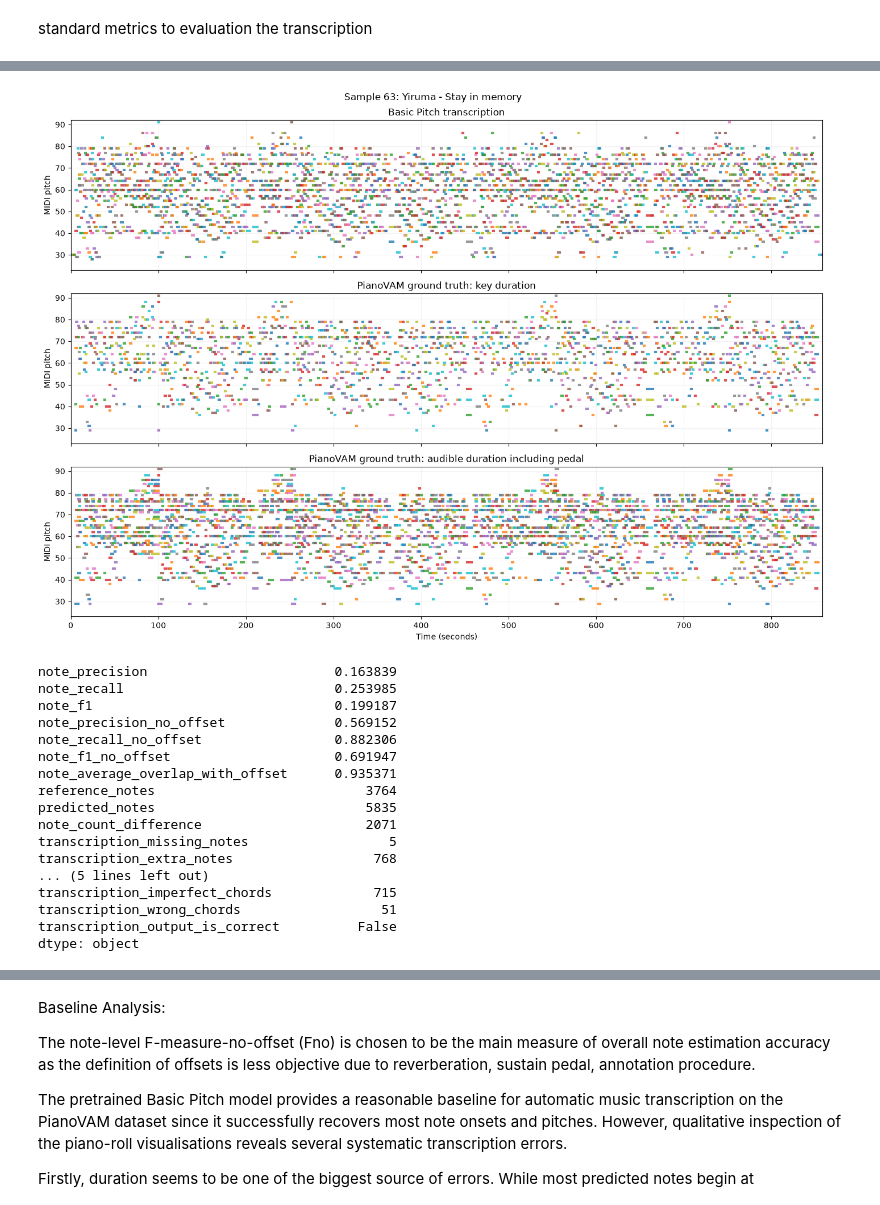
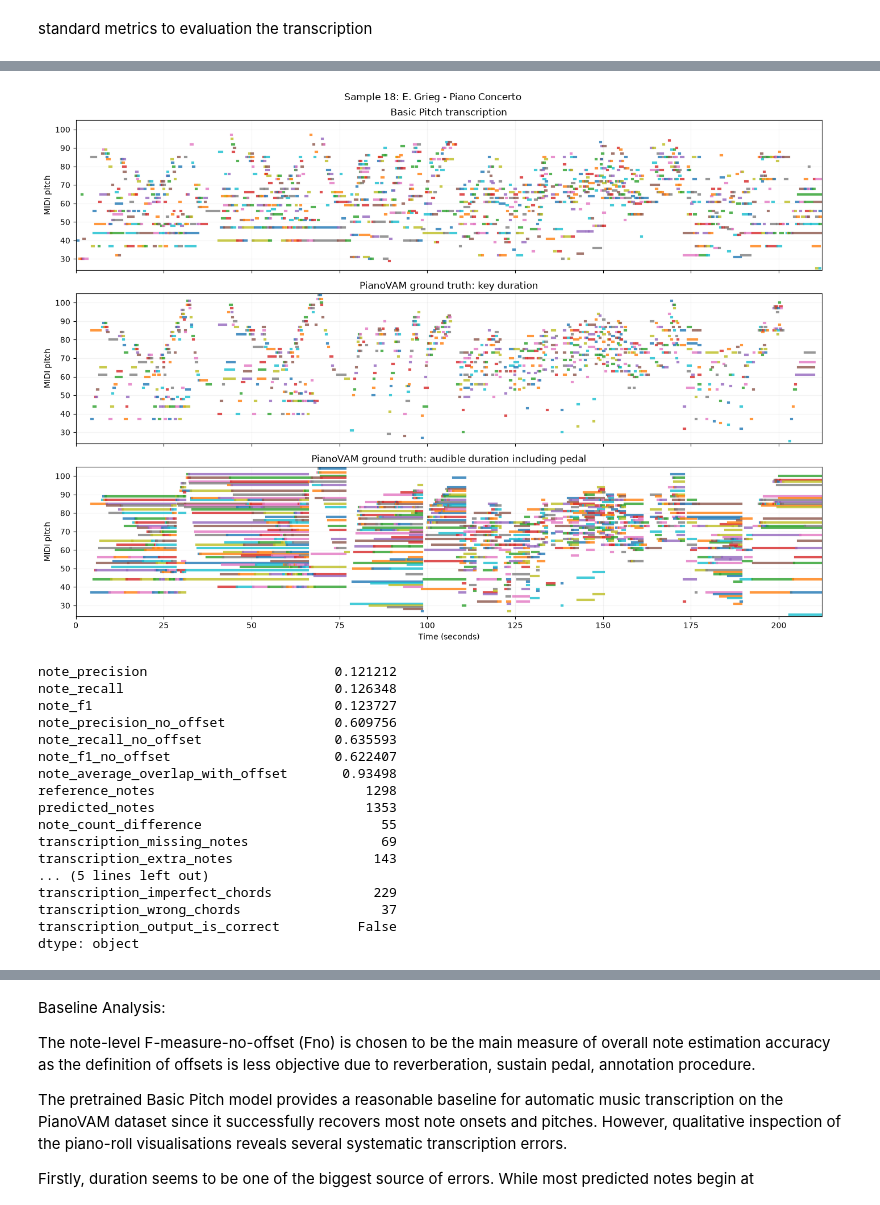
Before and after one commit to lambda-feedback/compareMusic, a Jupyter notebook: notebooks/AMT_Basic_Pitch.ipynb, the cells around one changed output, grey strips where cells are left out. Cells and saved outputs as stored; diff of their text form; code cells hidden in the pictures.

```diff
--- a/notebooks/AMT_Basic_Pitch.ipynb
+++ b/notebooks/AMT_Basic_Pitch.ipynb
@@ -694,24 +712,24 @@ transcription_wrong_chords                  53
 transcription_output_is_correct          False
 dtype: object
 # %%
-run_case_study("63")
+run_case_study("18")
 # %% [output]
-[figure, old version]
+[figure, new version]
-note_precision                        0.163839
-note_recall                           0.253985
-note_f1                               0.199187
-note_precision_no_offset              0.569152
-note_recall_no_offset                 0.882306
-note_f1_no_offset                     0.691947
-note_average_overlap_with_offset      0.935371
-reference_notes                           3764
-predicted_notes                           5835
-note_count_difference                     2071
-transcription_missing_notes                  5
-transcription_extra_notes                  768
+note_precision                        0.121212
+note_recall                           0.126348
+note_f1                               0.123727
+note_precision_no_offset              0.609756
+note_recall_no_offset                 0.635593
+note_f1_no_offset                     0.622407
+note_average_overlap_with_offset       0.93498
+reference_notes                           1298
+predicted_notes                           1353
+note_count_difference                       55
+transcription_missing_notes                 69
+transcription_extra_notes                  143
 ... (5 lines left out)
-transcription_imperfect_chords             715
-transcription_wrong_chords                  51
+transcription_imperfect_chords             229
+transcription_wrong_chords                  37
 transcription_output_is_correct          False
 dtype: object
 # %%
```
Also changed, not shown: parts of 17 cells of this notebook.
